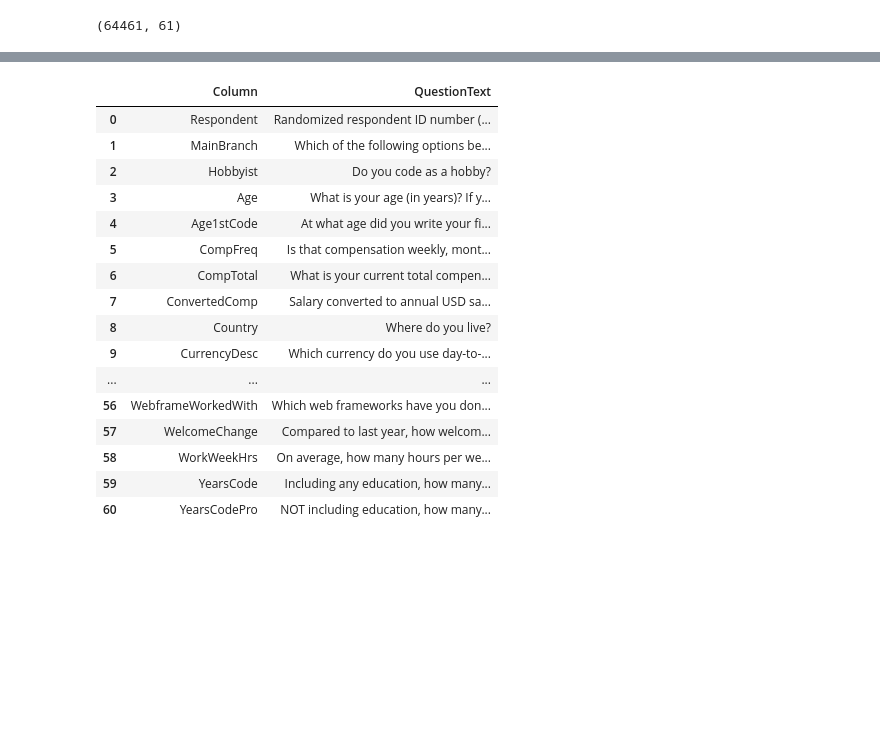
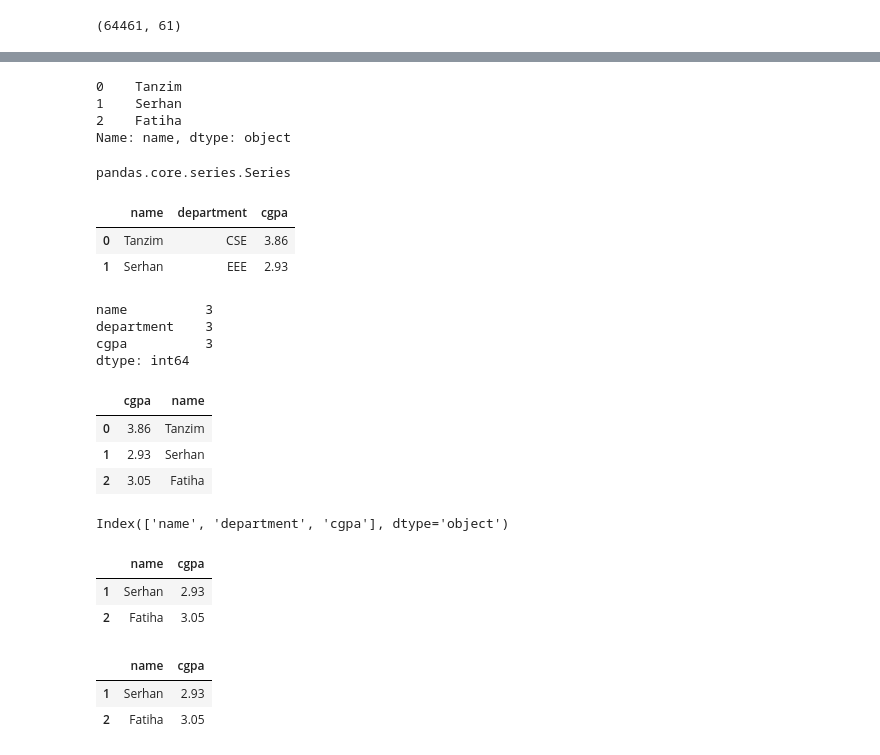
Before and after one commit to tahmid-tanzim/laravel-5-fundamentals, a Jupyter notebook: Pandas_Workspace.ipynb, the cells around one changed output, grey strips where cells are left out. Cells and saved outputs as stored; diff of their text form; code cells hidden in the pictures; blank space fills up the shorter version.

Commit message:
DataFrame and Series Basics - Selecting Rows and Columns

```diff
--- a/Pandas_Workspace.ipynb
+++ b/Pandas_Workspace.ipynb
@@ -49,20 +29,58 @@ schema_df = pd.read_csv('data/developer_survey_2020/survey_results_schema.csv')
-# %%
-schema_df
-# %% [output]
-|  | Column | QuestionText |
-| 0 | Respondent | Randomized respondent ID number (... |
-| 1 | MainBranch | Which of the following options be... |
-| 2 | Hobbyist | Do you code as a hobby? |
-| 3 | Age | What is your age (in years)? If y... |
-| 4 | Age1stCode | At what age did you write your fi... |
-| 5 | CompFreq | Is that compensation weekly, mont... |
-| 6 | CompTotal | What is your current total compen... |
-| 7 | ConvertedComp | Salary converted to annual USD sa... |
-| 8 | Country | Where do you live? |
-| 9 | CurrencyDesc | Which currency do you use day-to-... |
-| ... | ... | ... |
-| 56 | WebframeWorkedWith | Which web frameworks have you don... |
-| 57 | WelcomeChange | Compared to last year, how welcom... |
-| 58 | WorkWeekHrs | On average, how many hours per we... |
-| 59 | YearsCode | Including any education, how many... |
-| 60 | YearsCodePro | NOT including education, how many... |
+# %%
+# DataFrame is like Python Dictionary
+students = {
+    'name': ['Tanzim', 'Serhan', 'Fatiha'],
+    'department': ['CSE', 'EEE', 'BBA'],
+    'cgpa': [3.86, 2.93, 3.05]
+}
+students_df = pd.DataFrame(students)
+# %%
+students_df['name']
+# %% [output]
+0    Tanzim
+1    Serhan
+2    Fatiha
+Name: name, dtype: object
+# %%
+# Series is a column of a DataFrame
+type(students_df['name'])
+# %% [output]
+pandas.core.series.Series
+# %%
+students_df[0:2]
+# %% [output]
+|  | name | department | cgpa |
+| 0 | Tanzim | CSE | 3.86 |
+| 1 | Serhan | EEE | 2.93 |
+# %%
+students_df.count()
+# %% [output]
+name          3
+department    3
+cgpa          3
+dtype: int64
+# %%
+students_df[['cgpa', 'name']]
+# %% [output]
+|  | cgpa | name |
+| 0 | 3.86 | Tanzim |
+| 1 | 2.93 | Serhan |
+| 2 | 3.05 | Fatiha |
+# %%
+students_df.columns
+# %% [output]
+Index(['name', 'department', 'cgpa'], dtype='object')
+# %%
+# Search by Integer Location
+students_df.iloc[[1, 2], [0, 2]]
+# %% [output]
+|  | name | cgpa |
+| 1 | Serhan | 2.93 |
+| 2 | Fatiha | 3.05 |
+# %%
+# Search by Label
+students_df.loc[[1, 2], ['name', 'cgpa']]
+# %% [output]
+|  | name | cgpa |
+| 1 | Serhan | 2.93 |
+| 2 | Fatiha | 3.05 |
```
Also changed, not shown: parts of 6 cells of this notebook, 1 other file.
